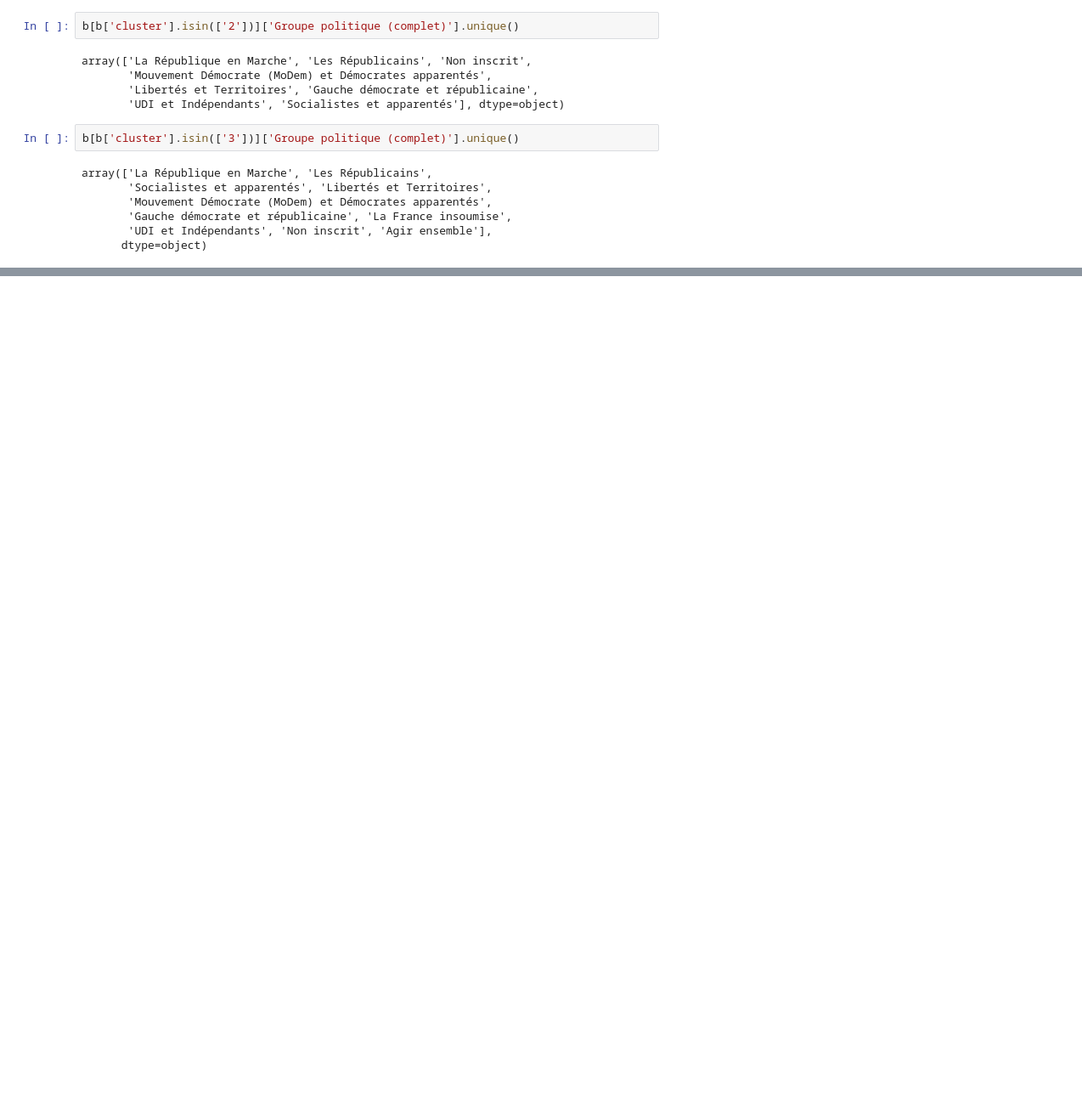
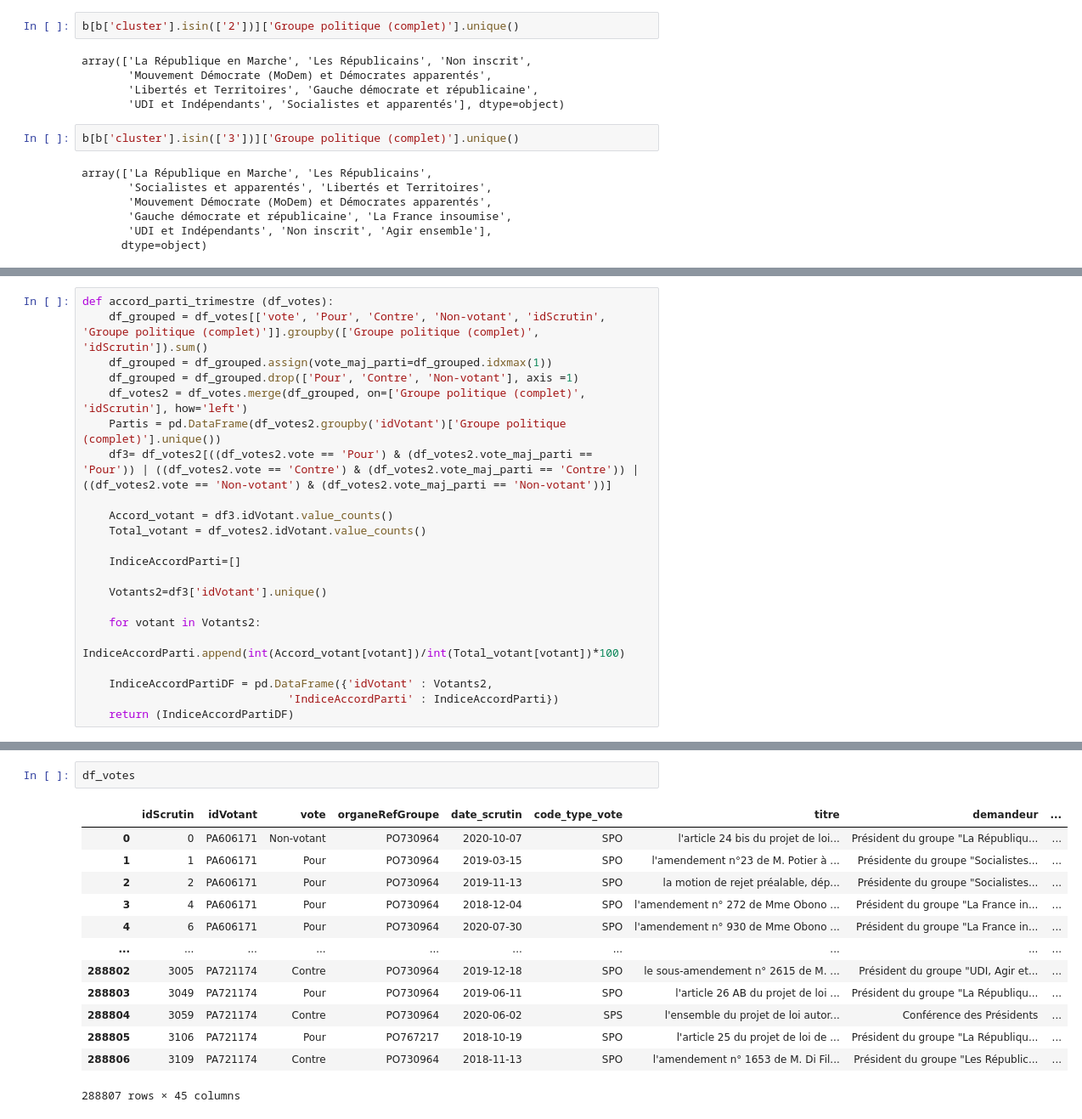
Before and after one commit to claralga/StatApp, a Jupyter notebook: profil votants.ipynb, the cells around one changed output, grey strips where cells are left out. Shown at 85% size. Drawn from its saved outputs; the diff is of its cells as text; blank space fills up the shorter version.

```diff
--- a/profil votants.ipynb
+++ b/profil votants.ipynb
@@ -355,0 +386,22 @@ plt.show()
+# %%
+def accord_parti_trimestre (df_votes):
+    df_grouped = df_votes[['vote', 'Pour', 'Contre', 'Non-votant', 'idScrutin', 'Groupe politique (complet)']].groupby(['Groupe politique (complet)', 'idScrutin']).sum()
+    df_grouped = df_grouped.assign(vote_maj_parti=df_grouped.idxmax(1))
+    df_grouped = df_grouped.drop(['Pour', 'Contre', 'Non-votant'], axis =1)
+    df_votes2 = df_votes.merge(df_grouped, on=['Groupe politique (complet)', 'idScrutin'], how='left')
+    Partis = pd.DataFrame(df_votes2.groupby('idVotant')['Groupe politique (complet)'].unique())
+    df3= df_votes2[((df_votes2.vote == 'Pour') & (df_votes2.vote_maj_parti == 'Pour')) | ((df_votes2.vote == 'Contre') & (df_votes2.vote_maj_parti == 'Contre')) | ((df_votes2.vote == 'Non-votant') & (df_votes2.vote_maj_parti == 'Non-votant'))]
+
+    Accord_votant = df3.idVotant.value_counts()
+    Total_votant = df_votes2.idVotant.value_counts()
+
+    IndiceAccordParti=[]
+
+    Votants2=df3['idVotant'].unique()
+
+    for votant in Votants2:
+        IndiceAccordParti.append(int(Accord_votant[votant])/int(Total_votant[votant])*100)
+
+    IndiceAccordPartiDF = pd.DataFrame({'idVotant' : Votants2,
+                               'IndiceAccordParti' : IndiceAccordParti})
+    return (IndiceAccordPartiDF)
@@ -355,0 +456,16 @@ plt.show()
+# %%
+df_votes
+# %% [output]
+|  | idScrutin | idVotant | vote | organeRefGroupe | date_scrutin | code_type_vote | titre | demandeur | ... |
+| 0 | 0 | PA606171 | Non-votant | PO730964 | 2020-10-07 | SPO | l'article 24 bis du projet de loi... | Président du groupe "La Républiqu... | ... |
+| 1 | 1 | PA606171 | Pour | PO730964 | 2019-03-15 | SPO | l'amendement n°23 de M. Potier à ... | Présidente du groupe "Socialistes... | ... |
+| 2 | 2 | PA606171 | Pour | PO730964 | 2019-11-13 | SPO | la motion de rejet préalable, dép... | Présidente du groupe "Socialistes... | ... |
+| 3 | 4 | PA606171 | Pour | PO730964 | 2018-12-04 | SPO | l'amendement n° 272 de Mme Obono ... | Président du groupe "La France in... | ... |
+| 4 | 6 | PA606171 | Pour | PO730964 | 2020-07-30 | SPO | l'amendement n° 930 de Mme Obono ... | Président du groupe "La France in... | ... |
+| ... | ... | ... | ... | ... | ... | ... | ... | ... | ... |
+| 288802 | 3005 | PA721174 | Contre | PO730964 | 2019-12-18 | SPO | le sous-amendement n° 2615 de M. ... | Président du groupe "UDI, Agir et... | ... |
+| 288803 | 3049 | PA721174 | Pour | PO730964 | 2019-06-11 | SPO | l'article 26 AB du projet de loi ... | Président du groupe "La Républiqu... | ... |
+| 288804 | 3059 | PA721174 | Contre | PO730964 | 2020-06-02 | SPS | l'ensemble du projet de loi autor... | Conférence des Présidents | ... |
+| 288805 | 3106 | PA721174 | Pour | PO767217 | 2018-10-19 | SPO | l'article 25 du projet de loi de ... | Président du groupe "La Républiqu... | ... |
+| 288806 | 3109 | PA721174 | Contre | PO730964 | 2018-11-13 | SPO | l'amendement n° 1653 de M. Di Fil... | Président du groupe "Les Républic... | ... |
+288807 rows × 45 columns
```
Also changed, not shown: parts of 16 cells of this notebook.
